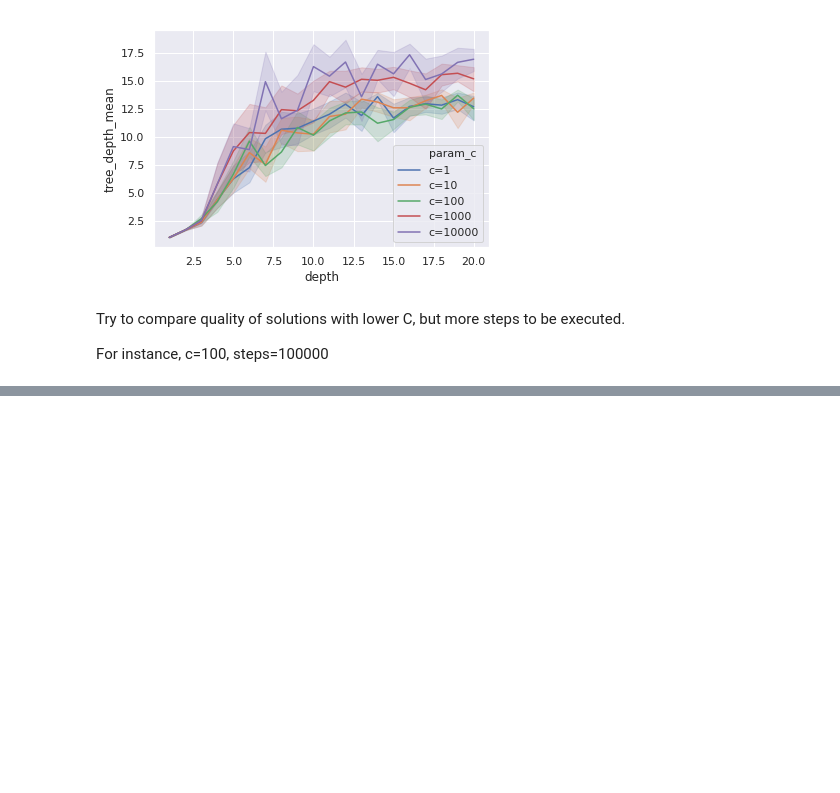
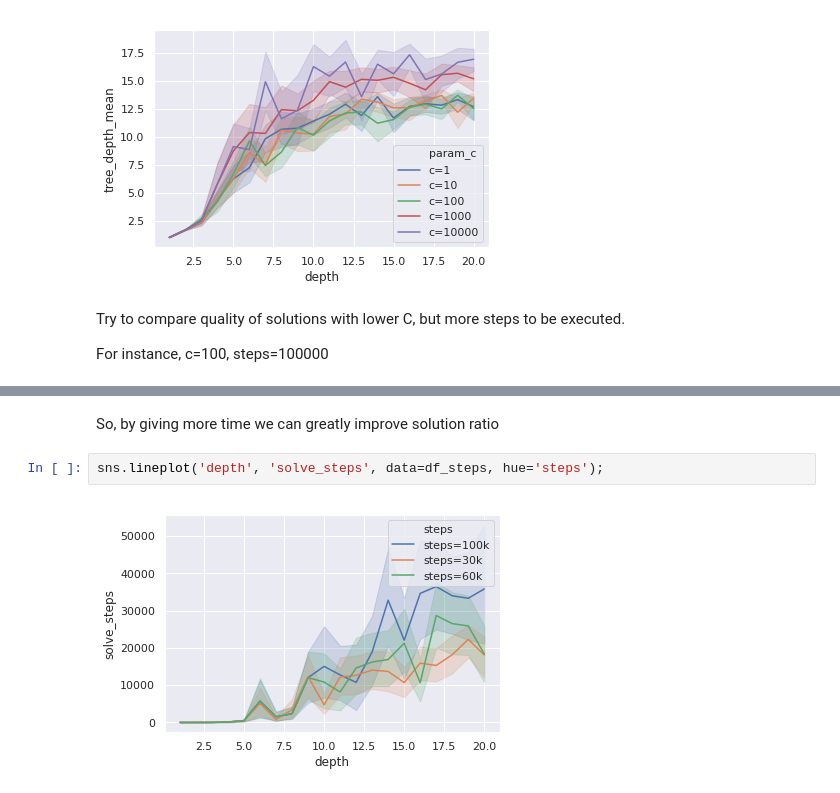
Before and after one commit to Shmuma/rl, a Jupyter notebook: articles/01_rubic/nbs/04_mcts_C-extra-data.ipynb, the cells around one changed output, grey strips where cells are left out. Cells and saved outputs as stored; diff of their text form; blank space fills up the shorter version.

```diff
--- a/articles/01_rubic/nbs/04_mcts_C-extra-data.ipynb
+++ b/articles/01_rubic/nbs/04_mcts_C-extra-data.ipynb
@@ -92,0 +126,6 @@ For instance, c=100, steps=100000
+# %% [markdown]
+So, by giving more time we can greatly improve solution ratio
+# %%
+sns.lineplot('depth', 'solve_steps', data=df_steps, hue='steps');
+# %% [output]
+[figure, added]
```
Also changed, not shown: parts of 18 cells of this notebook, 2 other files.
